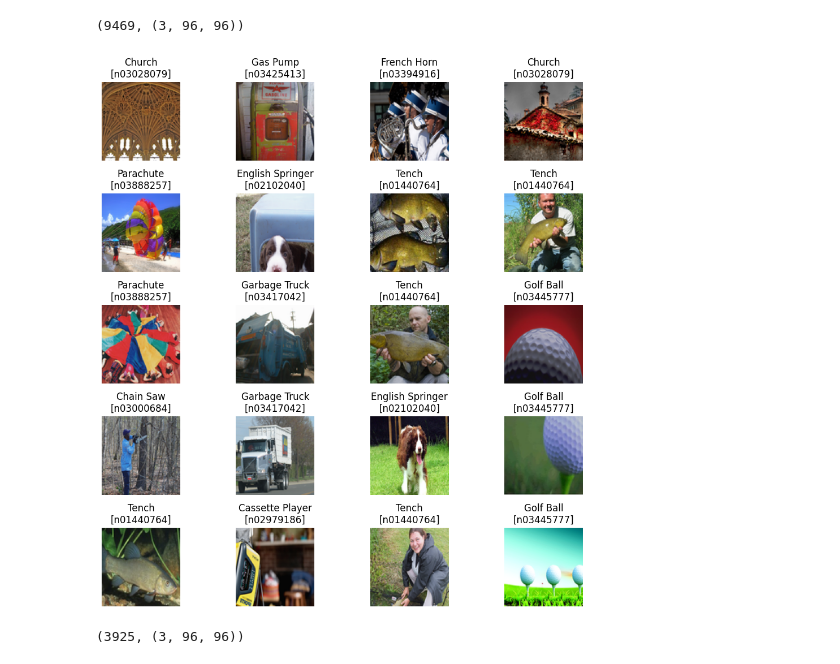
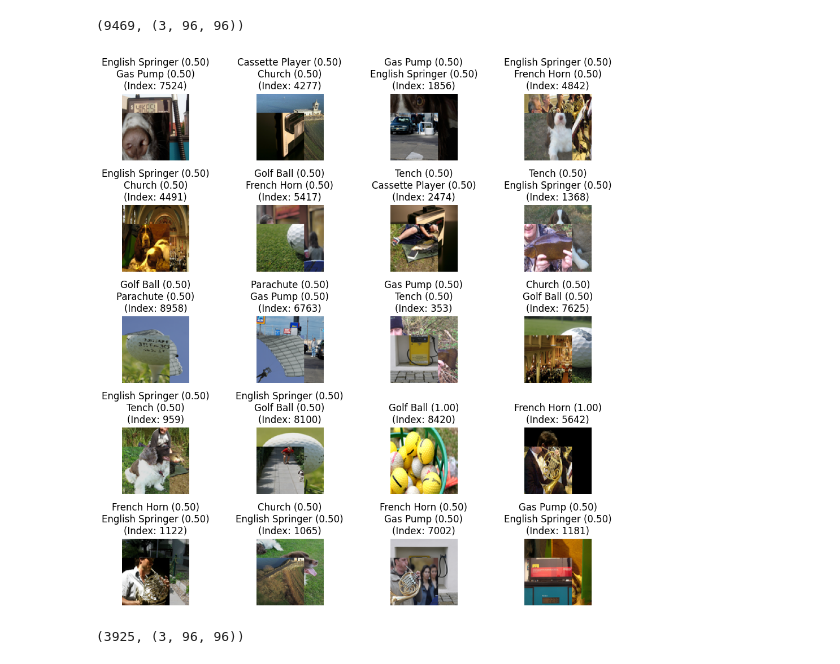
Before and after one commit to danielpederzini/cnn-from-scratch, a Jupyter notebook: notebooks/main.ipynb, the cells around one changed output. Drawn from its saved outputs; the diff is of its cells as text; code cells hidden in the pictures.

```diff
--- a/notebooks/main.ipynb
+++ b/notebooks/main.ipynb
@@ -28,13 +43,15 @@ len(train_loader), train_loader.get_image_shape()
 # %%
 random_indices = cp.random.randint(0, len(train_loader), size=20)
 train_loader.plot_batch(
     random_indices.get().tolist(),
     figsize=(10, 10),
+    random_crop_chance=1.0,
     flip_chance=0.5,
-    color_jitter_chance=0.85
+    color_jitter_chance=0.85,
+    cut_mix_chance=1
 )
 # %% [output]
-[figure, old version]
+[figure, new version]
 # %%
 test_loader = ImagenetteDataLoader(
     root_path="input/imagenette2",
```
Also changed, not shown: parts of 10 cells of this notebook, 1 other file.
